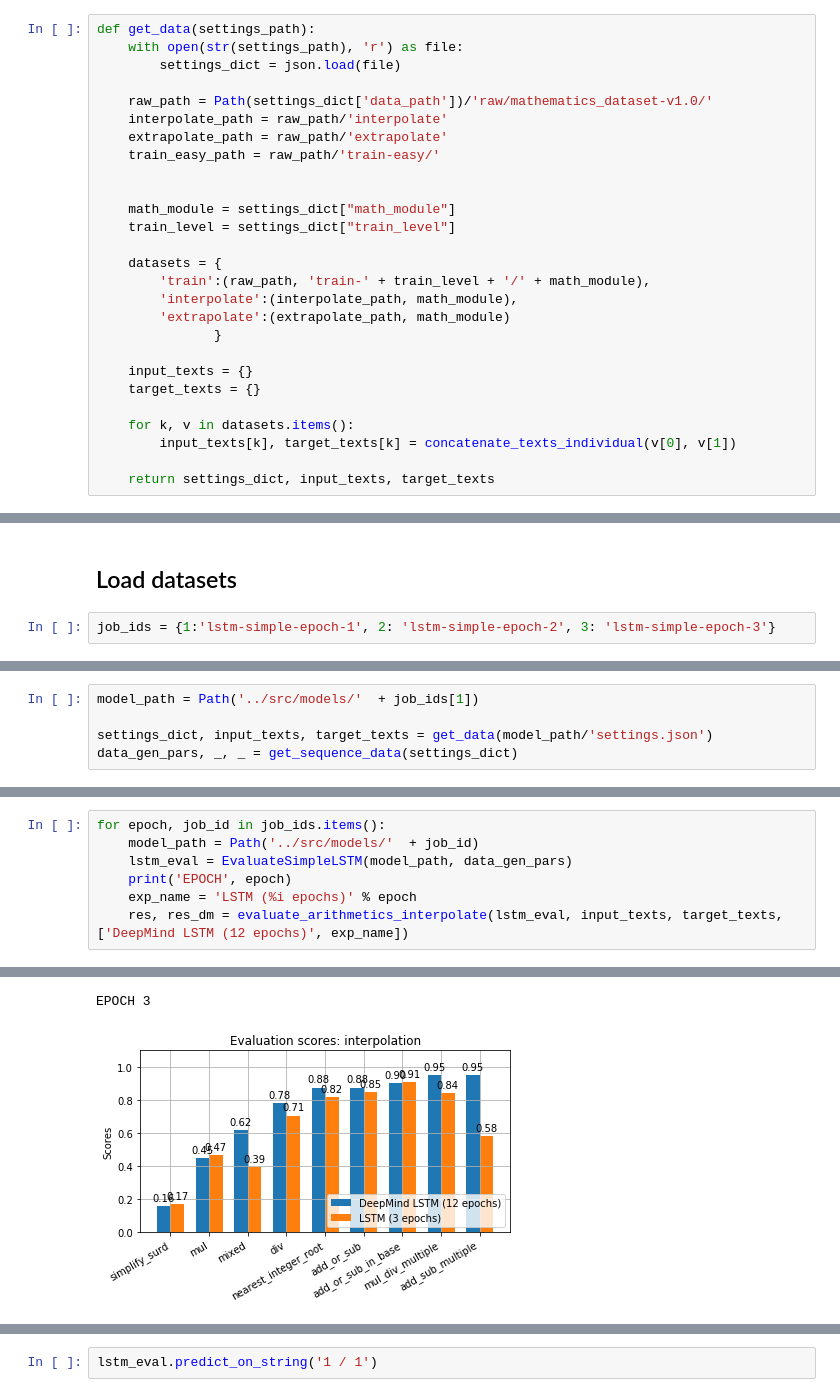
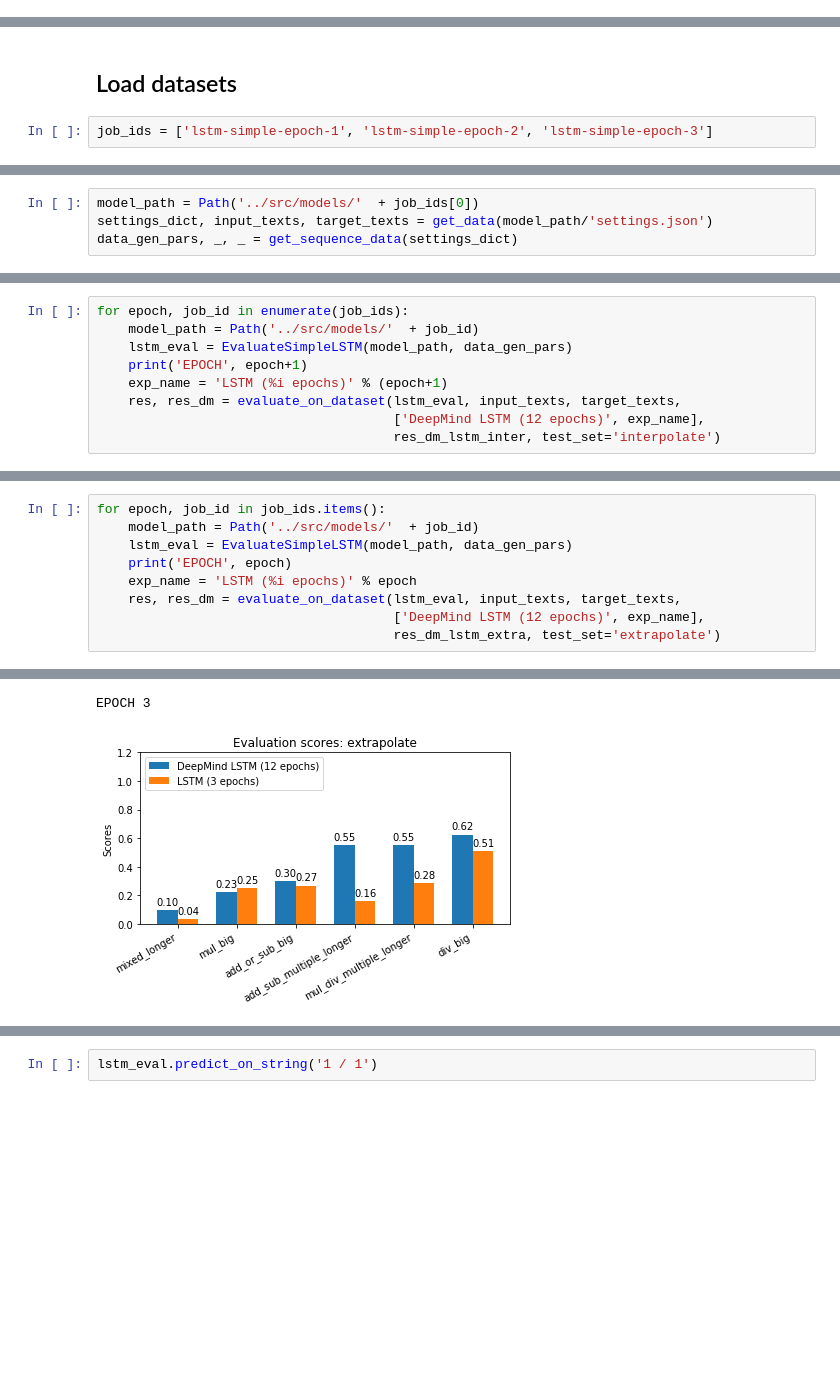
Before and after one commit to lvwerra/deep-math, a Jupyter notebook: notebooks/model-evaluation.ipynb, the cells around one changed output, grey strips where cells are left out. Drawn from its saved outputs; the diff is of its cells as text; blank space fills up the shorter version.

```diff
--- a/notebooks/model-evaluation.ipynb
+++ b/notebooks/model-evaluation.ipynb
@@ -100,27 +22,0 @@ def concatenate_texts_individual(path, pattern):
-# %%
-def get_data(settings_path):
-    with open(str(settings_path), 'r') as file:
-        settings_dict = json.load(file)
-
-    raw_path = Path(settings_dict['data_path'])/'raw/mathematics_dataset-v1.0/'
-    interpolate_path = raw_path/'interpolate'
-    extrapolate_path = raw_path/'extrapolate'
-    train_easy_path = raw_path/'train-easy/'
-
-
-    math_module = settings_dict["math_module"]
-    train_level = settings_dict["train_level"]
-
-    datasets = {
-        'train':(raw_path, 'train-' + train_level + '/' + math_module),
-        'interpolate':(interpolate_path, math_module),
-        'extrapolate':(extrapolate_path, math_module)
-               }
-
-    input_texts = {}
-    target_texts = {}
-
-    for k, v in datasets.items():
-        input_texts[k], target_texts[k] = concatenate_texts_individual(v[0], v[1])
-
-    return settings_dict, input_texts, target_texts
@@ -174,4 +66,4 @@ def evaluate_arithmetics_extrapolate(lstm_eval, input_texts, target_texts, exp_n
 # %% [markdown]
 ## Load datasets
 # %%
-job_ids = {1:'lstm-simple-epoch-1', 2: 'lstm-simple-epoch-2', 3: 'lstm-simple-epoch-3'}
+job_ids = ['lstm-simple-epoch-1', 'lstm-simple-epoch-2', 'lstm-simple-epoch-3']
@@ -185,5 +70,4 @@ for key, value in job_ids.items():
 # %%
-model_path = Path('../src/models/'  + job_ids[1])
-
+model_path = Path('../src/models/'  + job_ids[0])
 settings_dict, input_texts, target_texts = get_data(model_path/'settings.json')
 data_gen_pars, _, _ = get_sequence_data(settings_dict)
@@ -189,0 +77,9 @@ data_gen_pars, _, _ = get_sequence_data(settings_dict)
+# %%
+for epoch, job_id in enumerate(job_ids):
+    model_path = Path('../src/models/'  + job_id)
+    lstm_eval = EvaluateSimpleLSTM(model_path, data_gen_pars)
+    print('EPOCH', epoch+1)
+    exp_name = 'LSTM (%i epochs)' % (epoch+1)
+    res, res_dm = evaluate_on_dataset(lstm_eval, input_texts, target_texts,
+                                      ['DeepMind LSTM (12 epochs)', exp_name],
+                                      res_dm_lstm_inter, test_set='interpolate')
@@ -193,6 +96,8 @@ for epoch, job_id in job_ids.items():
     lstm_eval = EvaluateSimpleLSTM(model_path, data_gen_pars)
     print('EPOCH', epoch)
     exp_name = 'LSTM (%i epochs)' % epoch
-    res, res_dm = evaluate_arithmetics_interpolate(lstm_eval, input_texts, target_texts, ['DeepMind LSTM (12 epochs)', exp_name])
+    res, res_dm = evaluate_on_dataset(lstm_eval, input_texts, target_texts,
+                                      ['DeepMind LSTM (12 epochs)', exp_name],
+                                      res_dm_lstm_extra, test_set='extrapolate')
 # %% [output]
 EPOCH 1
@@ -202,2 +107,2 @@ EPOCH 2
 EPOCH 3
-[figure, old version]
+[figure, new version]
```
Also changed, not shown: parts of 20 cells of this notebook, 4 other files.
